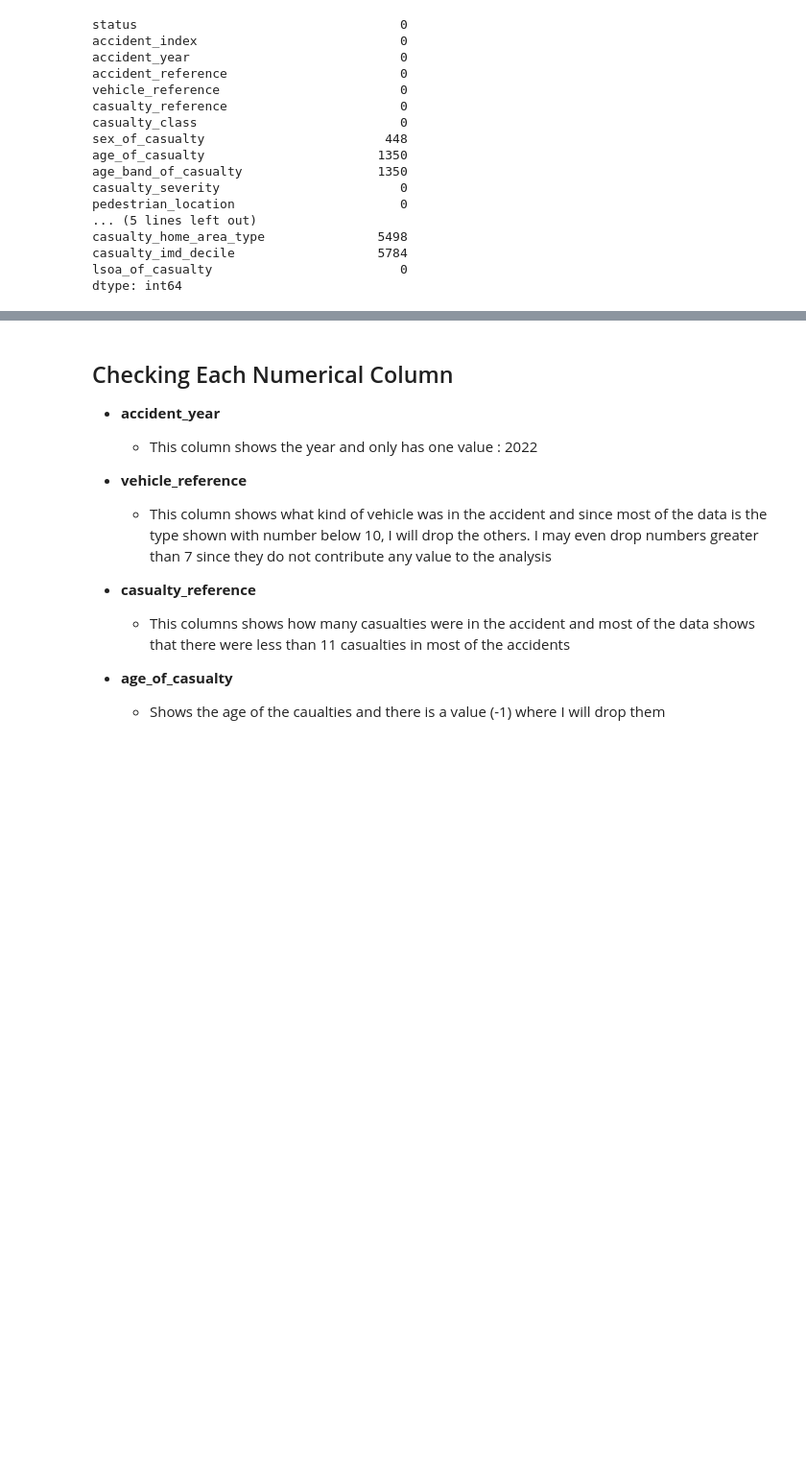
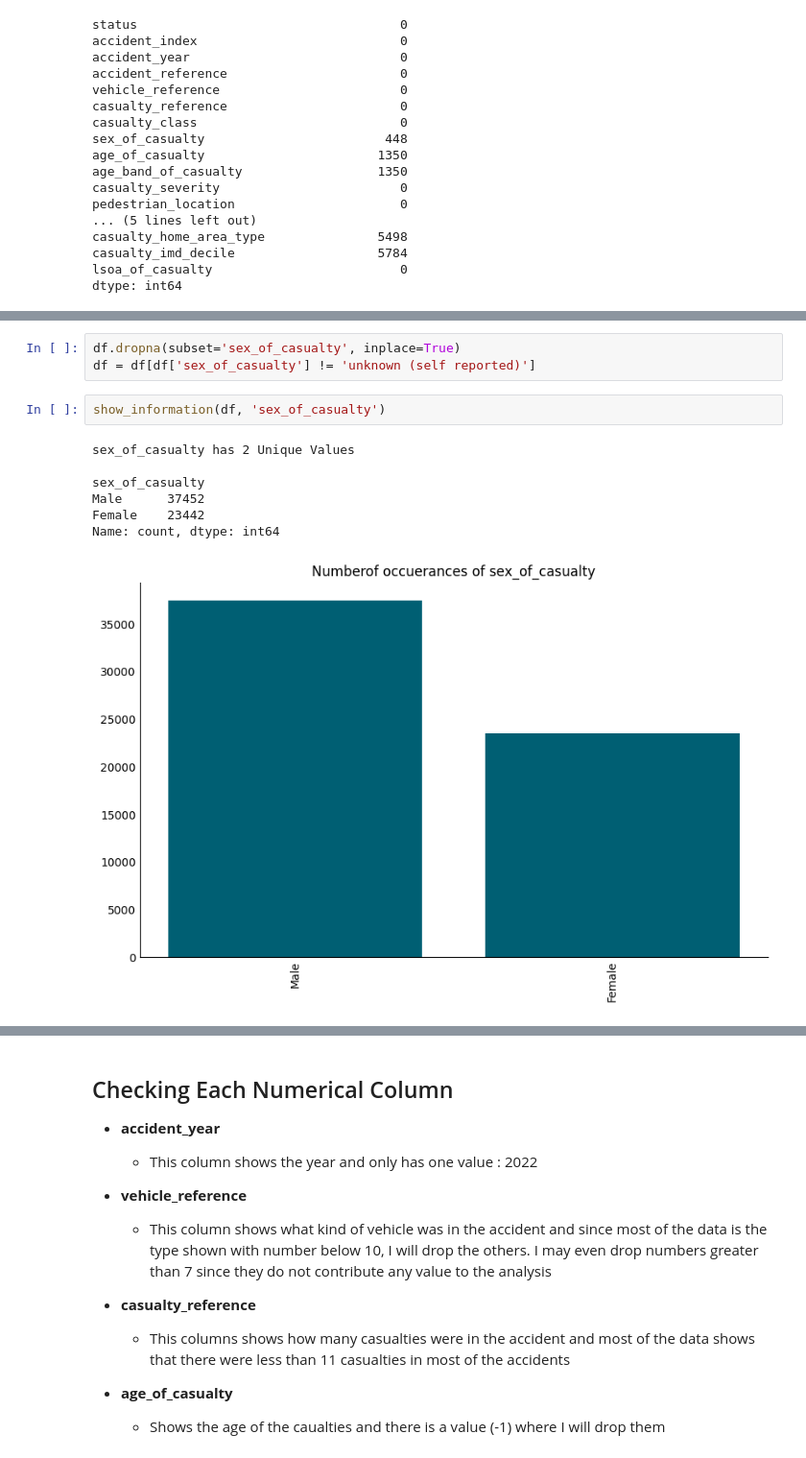
Before and after one commit to ArmanAghania/Road-Casualty-Statistics-and-Analysis, a Jupyter notebook: analysis.ipynb, the cells around one changed output, grey strips where cells are left out. Shown at 96% size. Saved outputs shown, nothing was run; the diff lists cells and outputs as text; blank space fills up the shorter version.

```diff
--- a/analysis.ipynb
+++ b/analysis.ipynb
@@ -251,0 +246,13 @@ array(['Female', 'Male', nan, 'unknown (self reported)'], dtype=object)
+# %%
+df.dropna(subset='sex_of_casualty', inplace=True)
+df = df[df['sex_of_casualty'] != 'unknown (self reported)']
+# %%
+show_information(df, 'sex_of_casualty')
+# %% [output]
+sex_of_casualty has 2 Unique Values
+
+sex_of_casualty
+Male      37452
+Female    23442
+Name: count, dtype: int64
+[figure, added]
```
Also changed, not shown: parts of 40 cells of this notebook.
